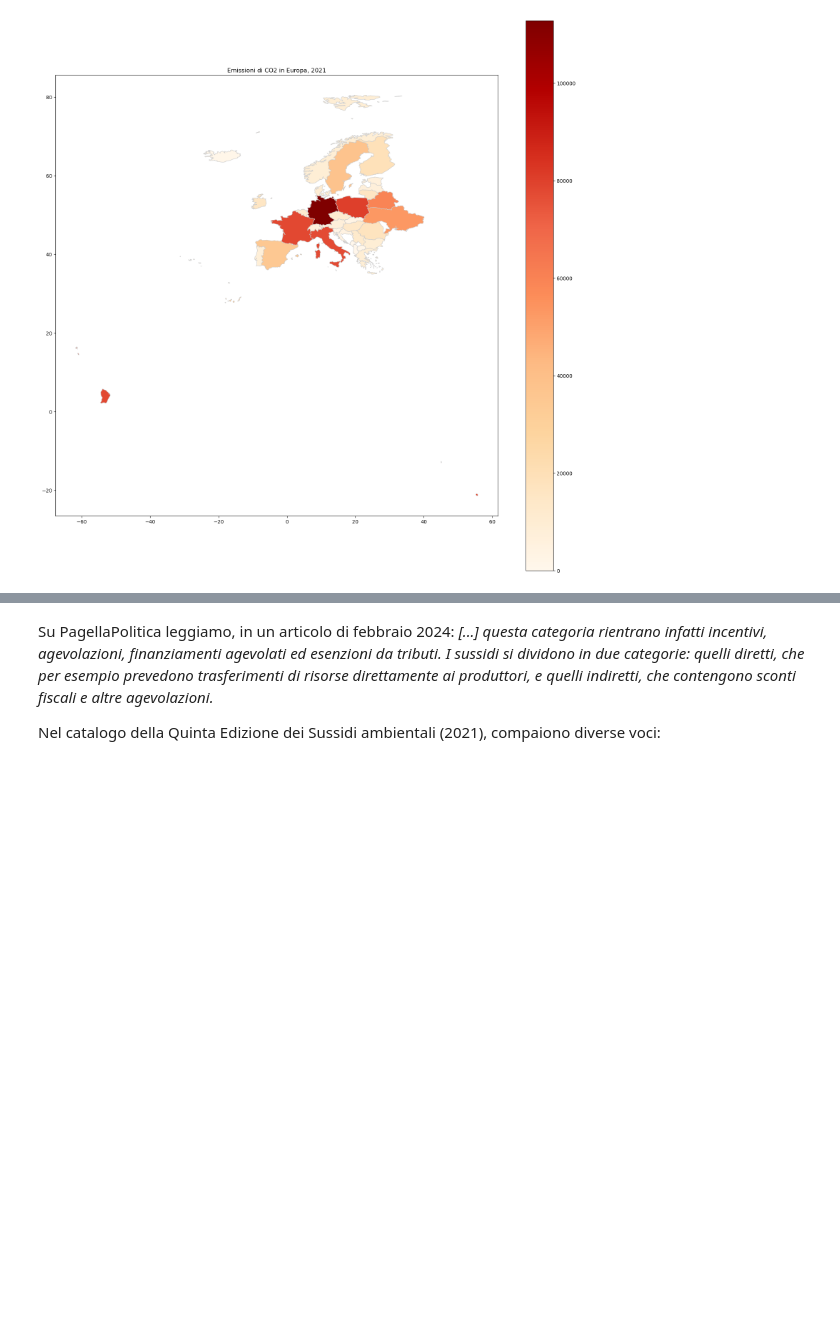
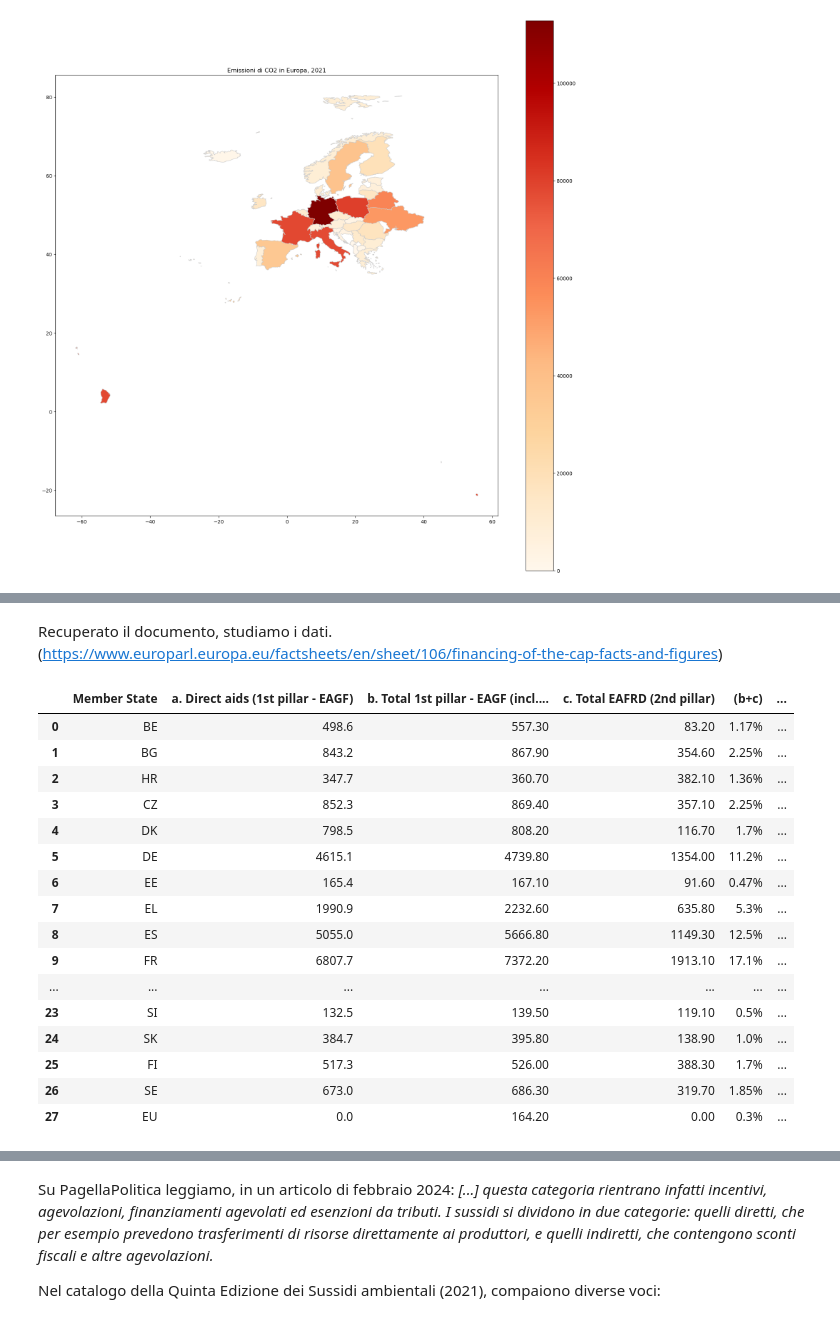
Before and after one commit to AntonioDonnangelo/italian_agriculture_and_protests_analysis, a Jupyter notebook: Italia e Green Deal/2 - Misure ambientali Ita.ipynb, the cells around one changed output, grey strips where cells are left out. Cells and saved outputs as stored; diff of their text form; code cells hidden in the pictures; blank space fills up the shorter version.

```diff
--- a/Italia e Green Deal/2 - Misure ambientali Ita.ipynb
+++ b/Italia e Green Deal/2 - Misure ambientali Ita.ipynb
@@ -125,0 +153,24 @@ Segue precise metriche, quali la tipologia di suoli, colture, tecniche agroalime
+# %% [markdown]
+Recuperato il documento, studiamo i dati.
+(https://www.europarl.europa.eu/factsheets/en/sheet/106/financing-of-the-cap-facts-and-figures)
+# %%
+cap_tot = pd.read_csv("capstati.csv")
+cap_tot
+# %% [output]
+|  | Member State | a. Direct aids (1st pillar - EAGF) | b. Total 1st pillar - EAGF (incl.... | c. Total EAFRD (2nd pillar) | (b+c) | ... |
+| 0 | BE | 498.6 | 557.30 | 83.20 | 1.17% | ... |
+| 1 | BG | 843.2 | 867.90 | 354.60 | 2.25% | ... |
+| 2 | HR | 347.7 | 360.70 | 382.10 | 1.36% | ... |
+| 3 | CZ | 852.3 | 869.40 | 357.10 | 2.25% | ... |
+| 4 | DK | 798.5 | 808.20 | 116.70 | 1.7% | ... |
+| 5 | DE | 4615.1 | 4739.80 | 1354.00 | 11.2% | ... |
+| 6 | EE | 165.4 | 167.10 | 91.60 | 0.47% | ... |
+| 7 | EL | 1990.9 | 2232.60 | 635.80 | 5.3% | ... |
+| 8 | ES | 5055.0 | 5666.80 | 1149.30 | 12.5% | ... |
+| 9 | FR | 6807.7 | 7372.20 | 1913.10 | 17.1% | ... |
+| ... | ... | ... | ... | ... | ... | ... |
+| 23 | SI | 132.5 | 139.50 | 119.10 | 0.5% | ... |
+| 24 | SK | 384.7 | 395.80 | 138.90 | 1.0% | ... |
+| 25 | FI | 517.3 | 526.00 | 388.30 | 1.7% | ... |
+| 26 | SE | 673.0 | 686.30 | 319.70 | 1.85% | ... |
+| 27 | EU | 0.0 | 164.20 | 0.00 | 0.3% | ... |
```
Also changed, not shown: parts of 57 cells of this notebook.
